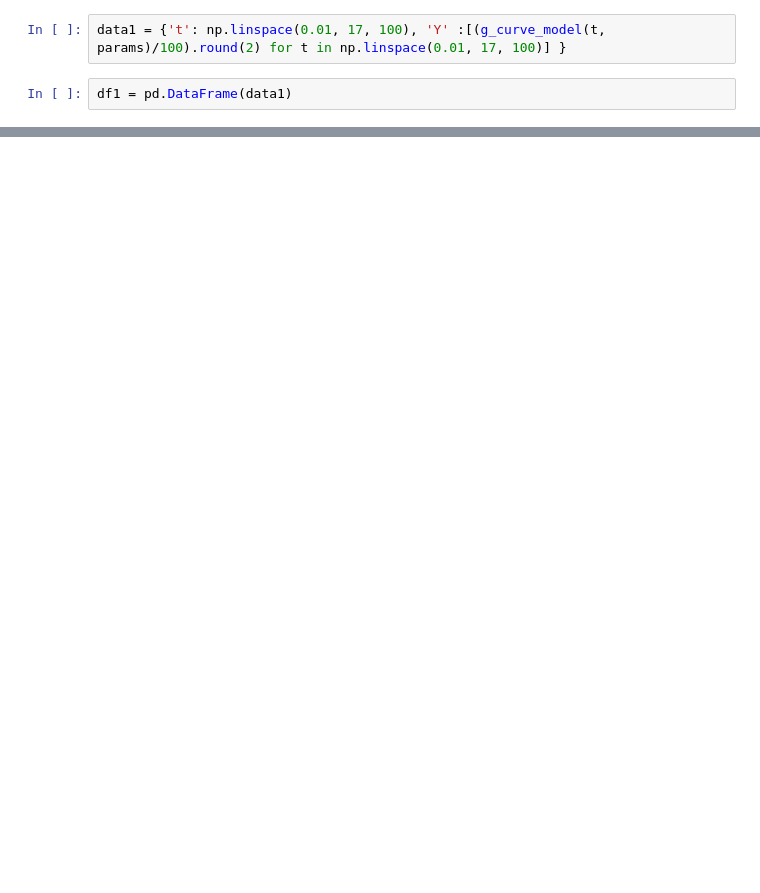
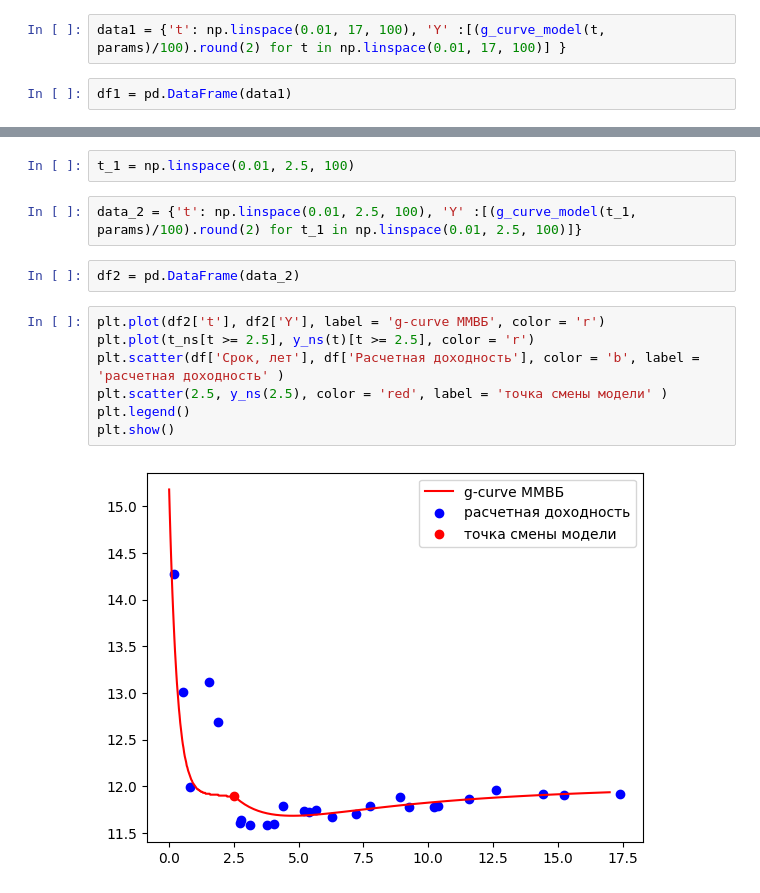
Before and after one commit to MolchanovSergey/curve, a Jupyter notebook: g_curve .ipynb, the cells around one changed output, grey strips where cells are left out. Drawn from its saved outputs; the diff is of its cells as text; blank space fills up the shorter version.

```diff
--- a/g_curve .ipynb
+++ b/g_curve .ipynb
@@ -118,0 +128,15 @@ mse
+# %%
+t_1 = np.linspace(0.01, 2.5, 100)
+# %%
+data_2 = {'t': np.linspace(0.01, 2.5, 100), 'Y' :[(g_curve_model(t_1, params)/100).round(2) for t_1 in np.linspace(0.01, 2.5, 100)]}
+# %%
+df2 = pd.DataFrame(data_2)
+# %%
+plt.plot(df2['t'], df2['Y'], label = 'g-curve ММВБ', color = 'r')
+plt.plot(t_ns[t >= 2.5], y_ns(t)[t >= 2.5], color = 'r')
+plt.scatter(df['Срок, лет'], df['Расчетная доходность'], color = 'b', label = 'расчетная доходность' )
+plt.scatter(2.5, y_ns(2.5), color = 'red', label = 'точка смены модели' )
+plt.legend()
+plt.show()
+# %% [output]
+[figure, added]
```
Also changed, not shown: parts of 27 cells of this notebook.
